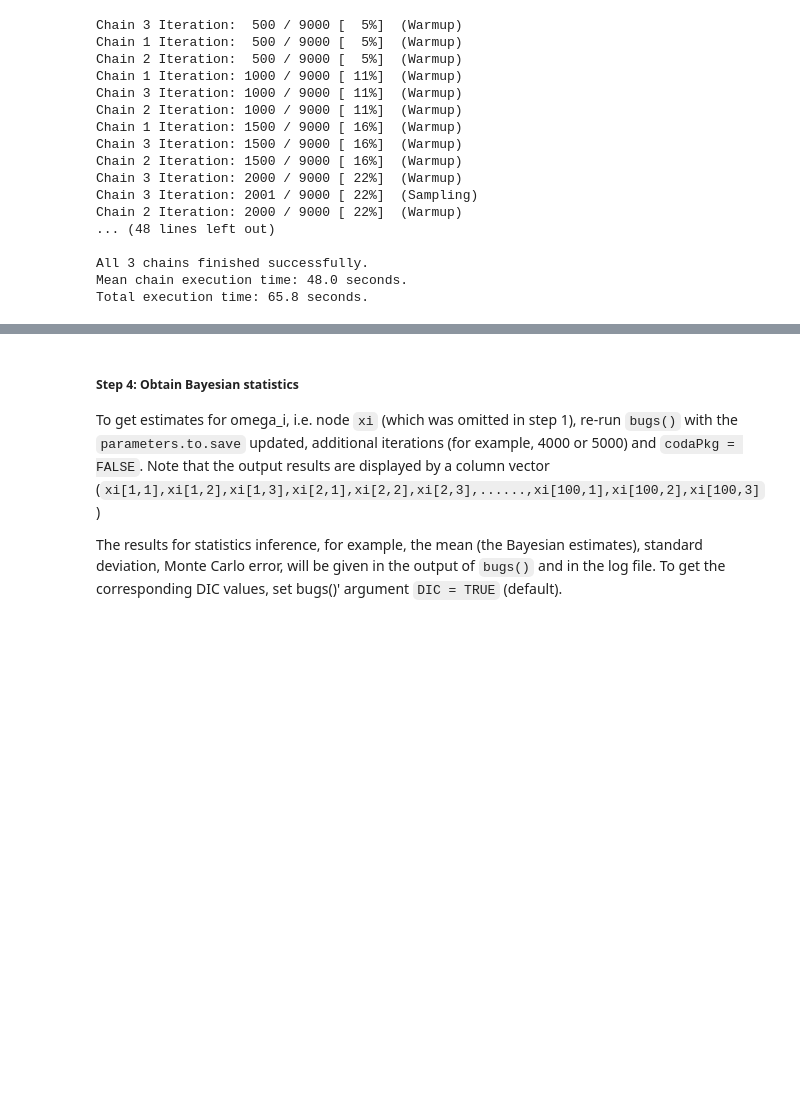
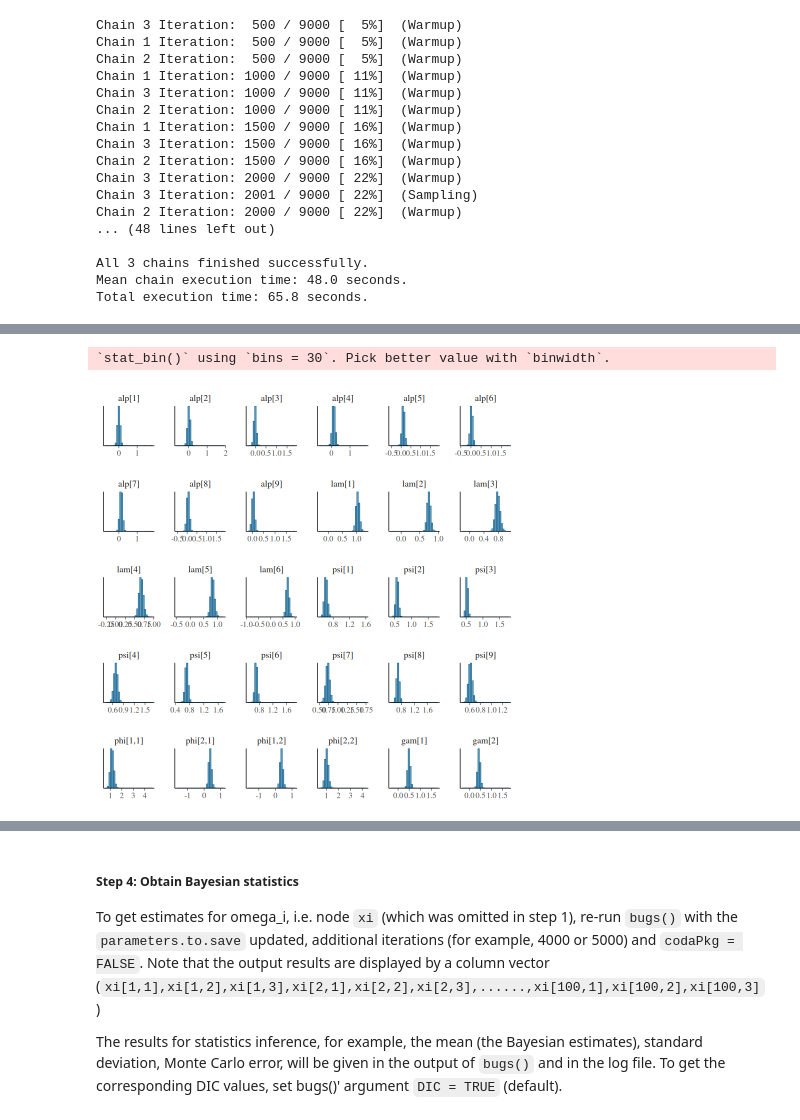
Before and after one commit to pehkawn/Lee2007, a Jupyter notebook: Chapter4/ch4-cmdstanr-codes.ipynb, the cells around one changed output, grey strips where cells are left out. Cells and saved outputs as stored; diff of their text form; code cells hidden in the pictures; blank space fills up the shorter version.

```diff
--- a/Chapter4/ch4-cmdstanr-codes.ipynb
+++ b/Chapter4/ch4-cmdstanr-codes.ipynb
@@ -315,0 +306,11 @@ Chain 2
+# %%
+# Extract posterior draws for variables of interest.
+fit$draws(
+    variables = c("alp", "lam", "psi", "phi", "gam"),
+    inc_warmup = TRUE,
+    format = "df"
+) %>%
+bayesplot::mcmc_hist()
+# %% [output]
+`stat_bin()` using `bins = 30`. Pick better value with `binwidth`.
+[figure, added]
```
Also changed, not shown: parts of 13 cells of this notebook.
